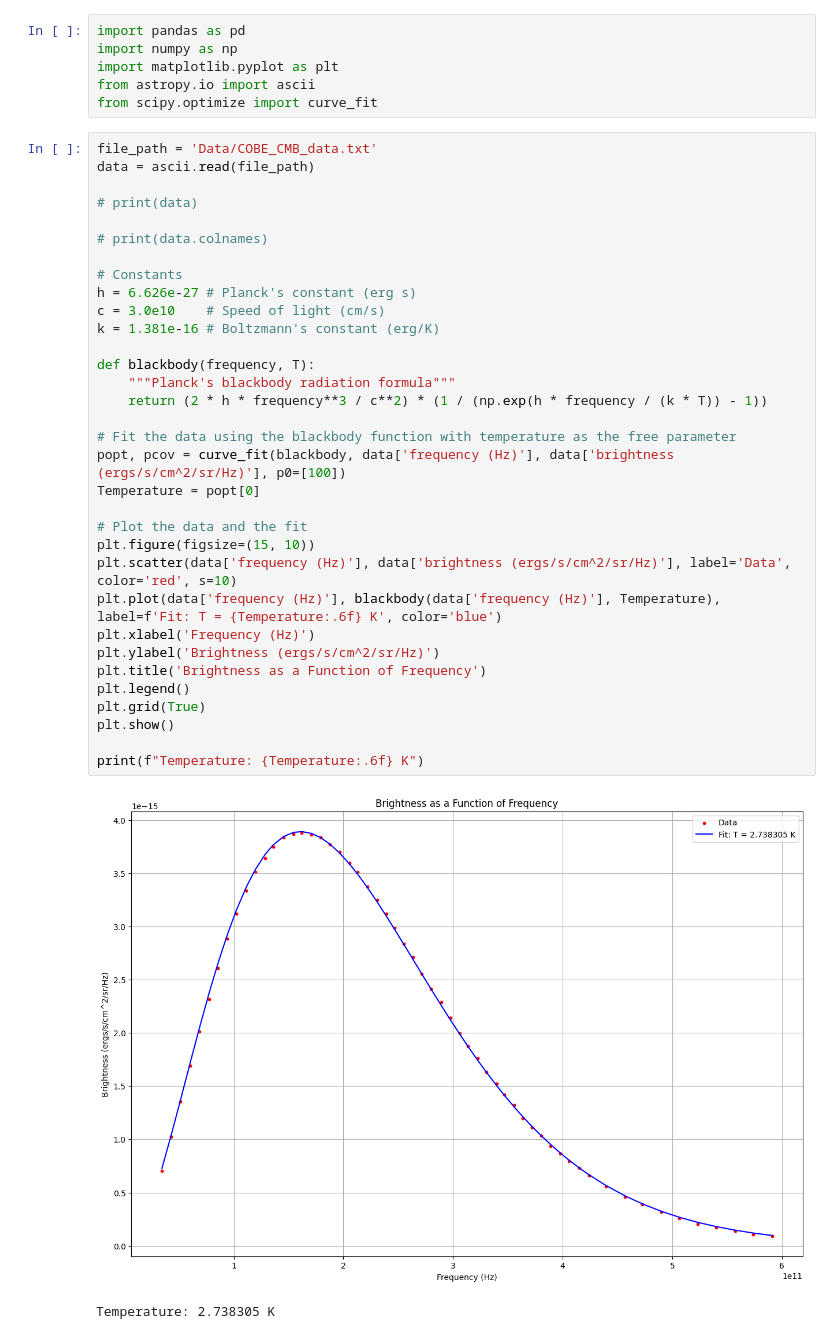
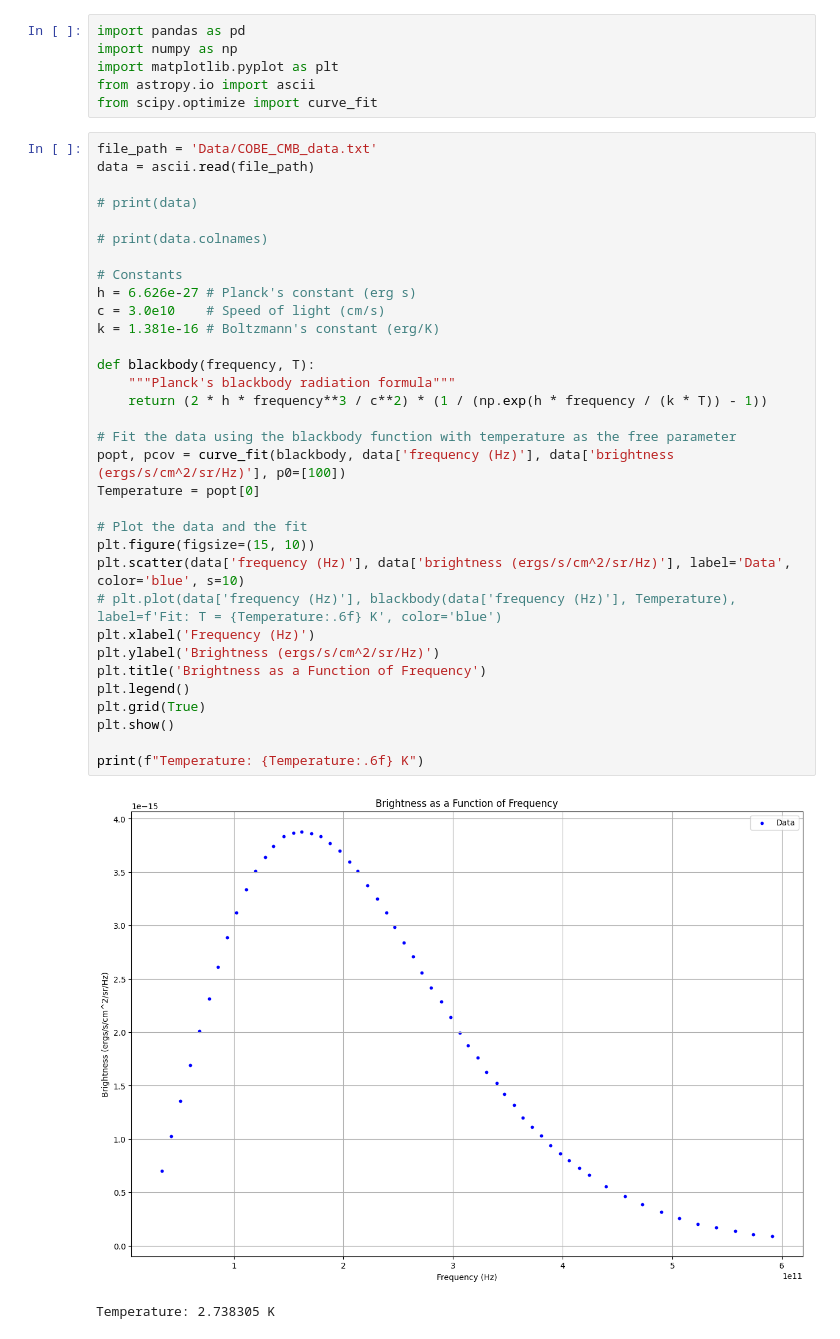
Before and after one commit to Nirraaav/KSP-Demystifying-Radio-Astronomy, a Jupyter notebook: Week 2/Task1.ipynb, the cells around one changed output. Drawn from its saved outputs; the diff is of its cells as text.

Commit message:
oops should not plot

```diff
--- a/Week 2/Task1.ipynb
+++ b/Week 2/Task1.ipynb
@@ -9,34 +9,34 @@ file_path = 'Data/COBE_CMB_data.txt'
 data = ascii.read(file_path)
 
 # print(data)
 
 # print(data.colnames)
 
 # Constants
 h = 6.626e-27 # Planck's constant (erg s)
 c = 3.0e10    # Speed of light (cm/s)
 k = 1.381e-16 # Boltzmann's constant (erg/K)
 
 def blackbody(frequency, T):
     """Planck's blackbody radiation formula"""
     return (2 * h * frequency**3 / c**2) * (1 / (np.exp(h * frequency / (k * T)) - 1))
 
 # Fit the data using the blackbody function with temperature as the free parameter
 popt, pcov = curve_fit(blackbody, data['frequency (Hz)'], data['brightness (ergs/s/cm^2/sr/Hz)'], p0=[100])
 Temperature = popt[0]
 
 # Plot the data and the fit
 plt.figure(figsize=(15, 10))
-plt.scatter(data['frequency (Hz)'], data['brightness (ergs/s/cm^2/sr/Hz)'], label='Data', color='red', s=10)
-plt.plot(data['frequency (Hz)'], blackbody(data['frequency (Hz)'], Temperature), label=f'Fit: T = {Temperature:.6f} K', color='blue')
+plt.scatter(data['frequency (Hz)'], data['brightness (ergs/s/cm^2/sr/Hz)'], label='Data', color='blue', s=10)
+# plt.plot(data['frequency (Hz)'], blackbody(data['frequency (Hz)'], Temperature), label=f'Fit: T = {Temperature:.6f} K', color='blue')
 plt.xlabel('Frequency (Hz)')
 plt.ylabel('Brightness (ergs/s/cm^2/sr/Hz)')
 plt.title('Brightness as a Function of Frequency')
 plt.legend()
 plt.grid(True)
 plt.show()
 
 print(f"Temperature: {Temperature:.6f} K")
 # %% [output]
-[figure, old version]
+[figure, new version]
 Temperature: 2.738305 K
```
